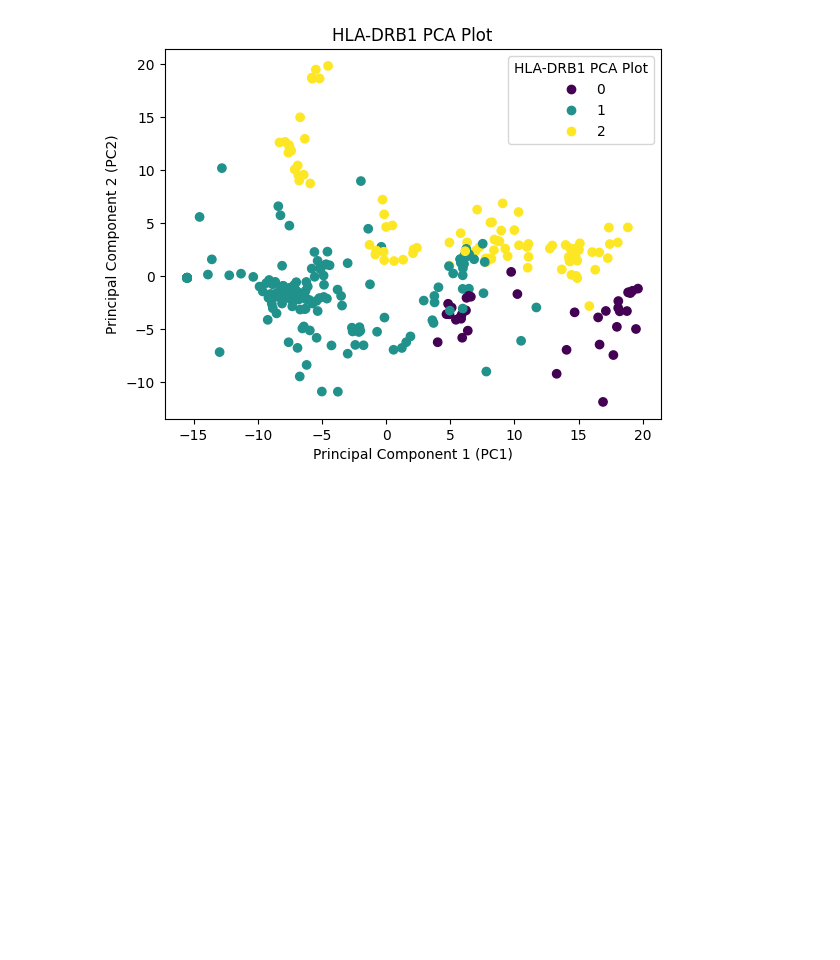
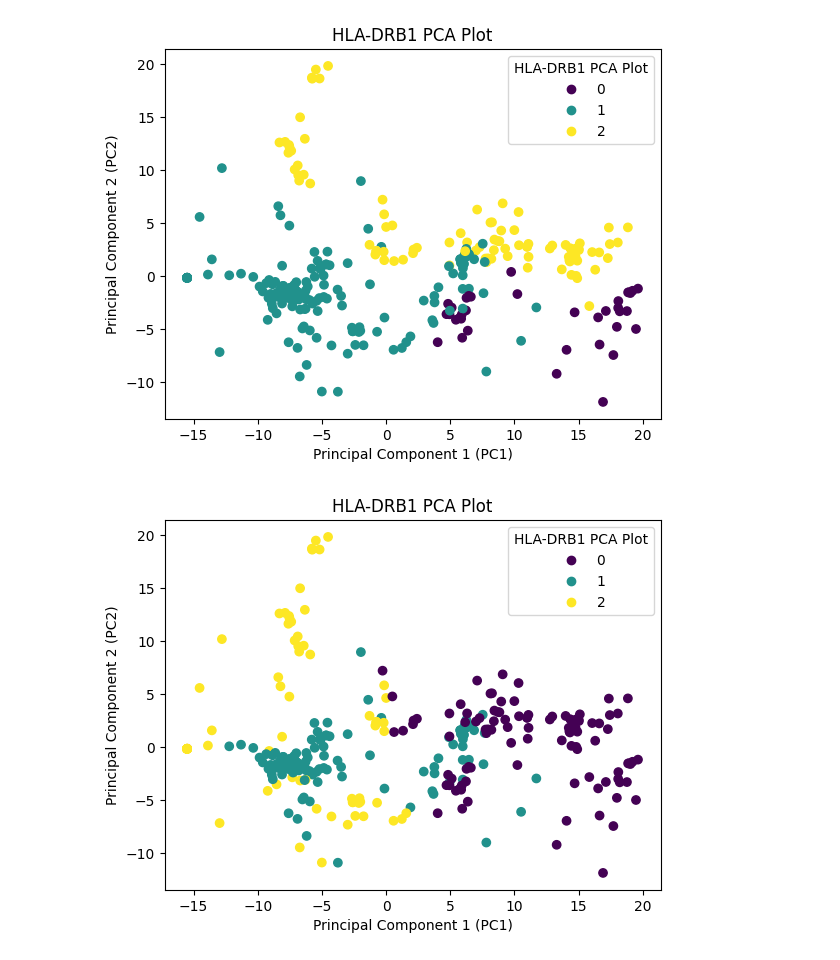
Before and after one commit to broadinstitute/hidive, a Jupyter notebook: src/pydive/src/HLA_imputation.ipynb, the cells around one changed output. Drawn from its saved outputs; the diff is of its cells as text; code cells hidden in the pictures; blank space fills up the shorter version.

```diff
--- a/src/pydive/src/HLA_imputation.ipynb
+++ b/src/pydive/src/HLA_imputation.ipynb
@@ -320,3 +320,27 @@ def imputation(df_edge, df_anchors, rank):
         df_imputed= pd.concat([df_imputed, d_imputed], axis = 1)
         # print(d_imputed.shape, df_imputed.shape)
     return df_imputed.round(0)
+# %%
+df_imputed = imputation(df, df_anchors, 50)
+# %%
+pca = PCA(n_components=2)
+principal_components = pca.fit_transform(df_imputed.T)
+
+pc_df = pd.DataFrame(data=principal_components, columns=['PC1', 'PC2'])
+
+scaler = StandardScaler()
+X = scaler.fit_transform(df_imputed.T)
+k_opt = 3
+kmeans = KMeans(n_clusters=k_opt, random_state= 48)
+kmeans.fit(X)
+
+# Plot the PCA plot
+genename = "HLA-DRB1"
+scatter = plot.scatter(pc_df['PC1'], pc_df['PC2'],c=kmeans.labels_.astype(float) )
+plot.title('%s PCA Plot' % genename)
+plot.xlabel('Principal Component 1 (PC1)')
+plot.ylabel('Principal Component 2 (PC2)')
+plot.legend(*scatter.legend_elements(), title="%s PCA Plot" % genename)
+plot.show()
+# %% [output]
+[figure, added]
```
